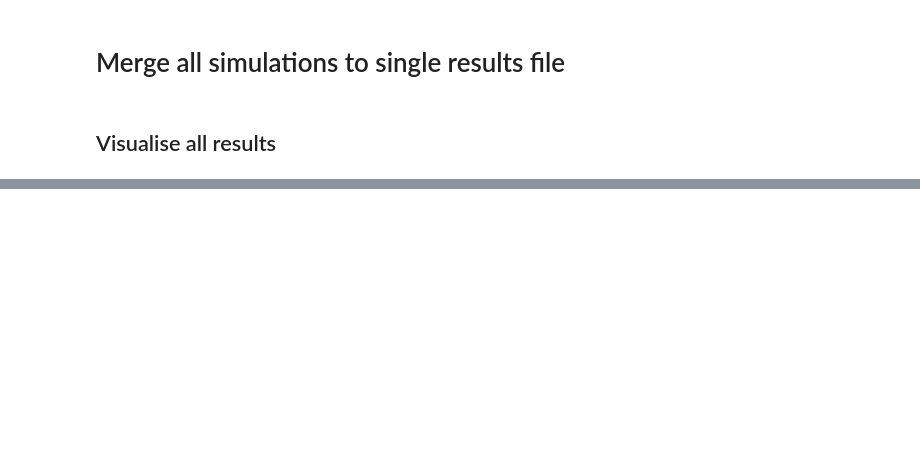
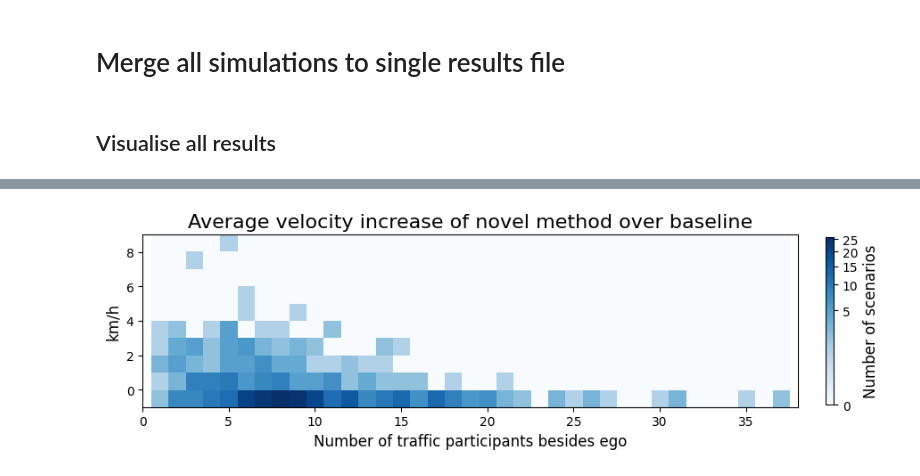
Before and after one commit to haastregt/occlusion_tracking, a Jupyter notebook: highd_scenarios.ipynb, the cells around one changed output, grey strips where cells are left out. Saved outputs shown, nothing was run; the diff lists cells and outputs as text; code cells hidden in the pictures; blank space fills up the shorter version.

```diff
--- a/highd_scenarios.ipynb
+++ b/highd_scenarios.ipynb
@@ -97,0 +131,19 @@ Selection of no improvements:  ['ZAM_HighD-36_4_T-1' 'ZAM_HighD-34_2_T-1' 'ZAM_H
+# %%
+
+if plot_ntraffic_scatter:
+    scatter_data = [batch_results["number_of_traffic"],
+                    (batch_results["avg_vel_novel"] - batch_results["avg_vel_baseline"])*3.6]
+    heatmap, xedges, yedges = np.histogram2d(scatter_data[0], scatter_data[1], range=[[0.5, 37.5],[-0.9999,9.0001]], bins=[37,10])
+    extent = [xedges[0], xedges[-1], yedges[0], yedges[-1]]
+
+    fig = plt.figure(figsize=(10,6))
+    plt.imshow(heatmap.T, extent=extent, origin='lower', cmap=cm.Blues, norm=colors.PowerNorm(gamma=GAMMA))
+    plt.xlabel("Number of traffic participants besides ego", fontsize=LABELSIZE)
+    plt.ylabel("km/h", fontsize=LABELSIZE)
+    plt.xlim(0,38)
+    plt.gca().set_aspect('equal')
+    cbar = plt.colorbar(fraction=0.045*10/37, pad=0.04)
+    cbar.ax.set_ylabel('Number of scenarios', fontsize=LABELSIZE)
+    plt.title("Average velocity increase of novel method over baseline", fontsize=TITLESIZE)
+# %% [output]
+[figure, added]
```
Also changed, not shown: parts of 14 cells of this notebook, 1 other file.
